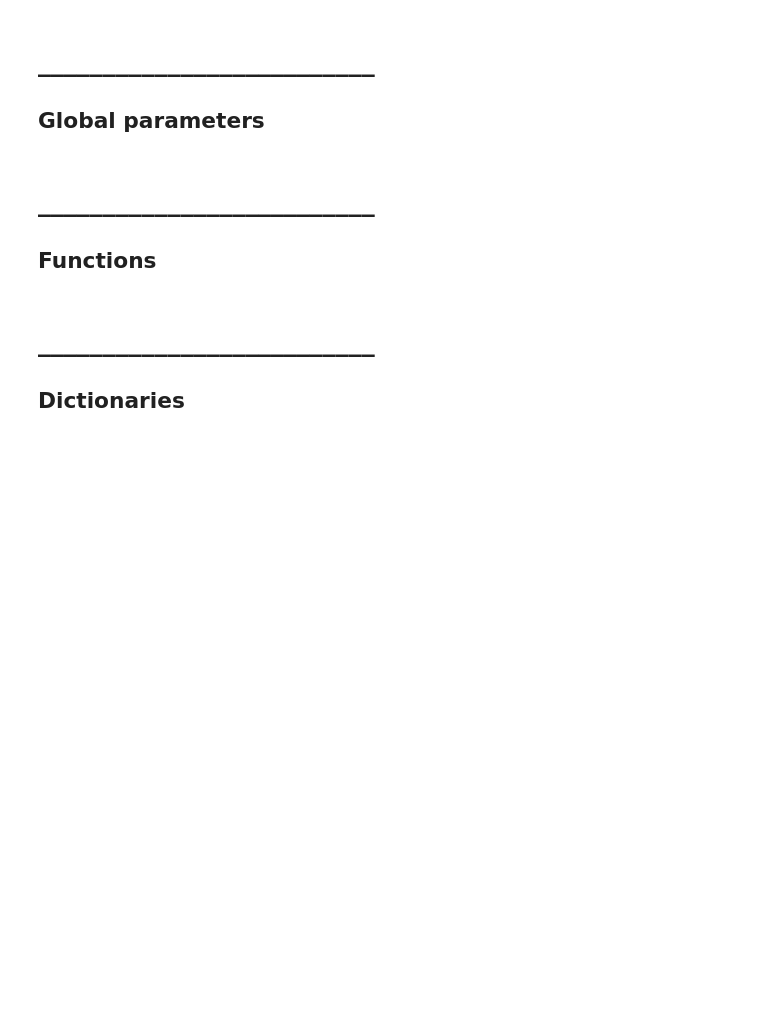
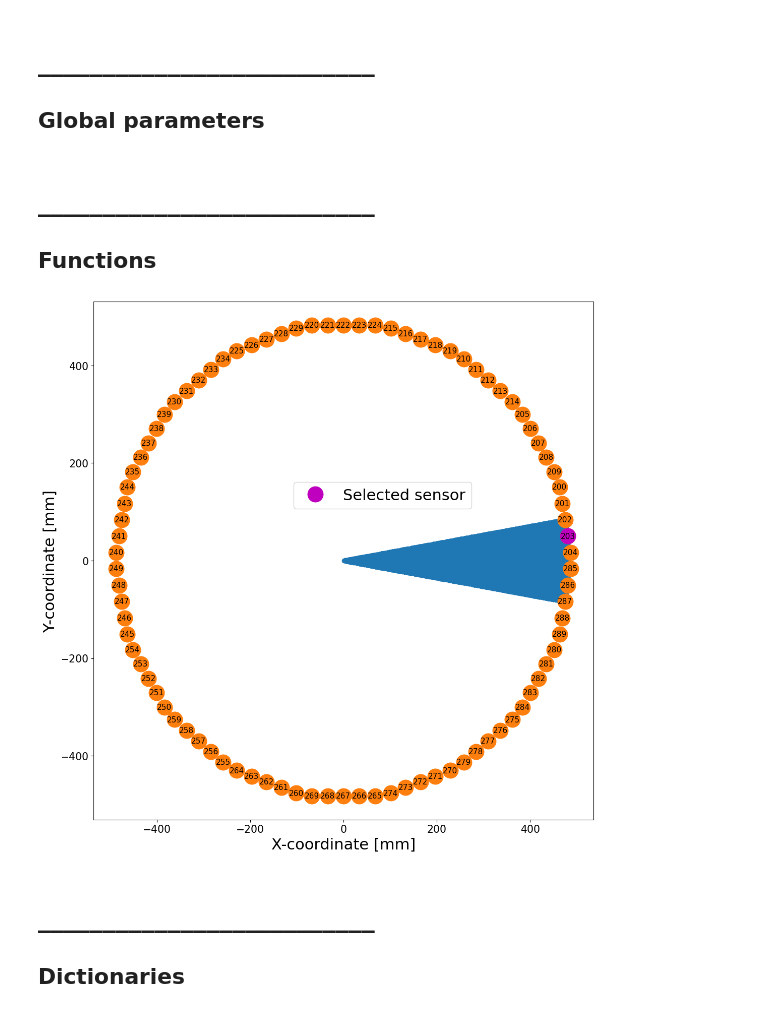
Before and after one commit to mariandbt/python, a Jupyter notebook: notebooks/20231220_NEXT100_offlineS2simulation_optimized.ipynb, the cells around one changed output. Drawn from its saved outputs; the diff is of its cells as text; code cells hidden in the pictures; blank space fills up the shorter version.

```diff
--- a/notebooks/20231220_NEXT100_offlineS2simulation_optimized.ipynb
+++ b/notebooks/20231220_NEXT100_offlineS2simulation_optimized.ipynb
@@ -177,7 +181,7 @@ def sens_map(selected_id):
     sens = pd.read_hdf(flnm, "/MC/sns_positions")
     dst_particle = pd.read_hdf(flnm, "/MC/particles")
 
-    fig, ax = plt.subplots(nrows = 1, ncols = 1, figsize=(10,10), constrained_layout=True)
+    fig, ax = plt.subplots(nrows = 1, ncols = 1, figsize=(11,11), constrained_layout=True)
 
     ax.plot(dst_particle.initial_x, dst_particle.initial_y, 'o')
 
@@ -189,6 +193,12 @@ def sens_map(selected_id):
     font_size = 11
     ax.plot(sens_fibers.x, sens_fibers.y, 'o', markersize = 2*font_size)
 
+    labels_fontsize = 2*font_size
+
+    ax.set_xlabel('X-coordinate [mm]', fontsize = labels_fontsize)
+    ax.set_ylabel('Y-coordinate [mm]', fontsize = labels_fontsize)
+    ax.tick_params(axis='both', labelsize = labels_fontsize*2/3)
+
     for sens_id in sens_fibers.sensor_id:
         xx = float(sens_fibers.loc[sens_fibers.sensor_id == sens_id].x)
         yy = float(sens_fibers.loc[sens_fibers.sensor_id == sens_id].y)
@@ -197,15 +207,19 @@ def sens_map(selected_id):
                     color='black', ha='center', va='center', fontsize = font_size)
 
     if selected_id in sens_fibers.sensor_id.values:
-        ax.plot(sens_fibers.loc[sens_fibers.sensor_id == selected_id].x,
-                sens_fibers.loc[sens_fibers.sensor_id == selected_id].y, 'o',
-                markersize = 2*font_size, label = 'Selected sensor')
+#         ax.plot(sens_fibers.loc[sens_fibers.sensor_id == selected_id].x,
+#                 sens_fibers.loc[sens_fibers.sensor_id == selected_id].y, 'om',
+#                 markersize = 2*font_size, label = 'Selected sensor')
 
-        ax.legend(loc = (.4, .6))
+        ax.legend(fontsize = labels_fontsize, loc = (.4, .6))
 
     else:
         ax.annotate('Not (valid) sensor ID selected', (0, 100),
                     color='black', ha='center', va='center', fontsize = font_size)
+# %%
+sens_map(203)
+# %% [output]
+[figure, added]
 # %%
 def find_rot(alpha):
     rot = -10
```
Also changed, not shown: parts of 16 cells of this notebook, 7 other files.
